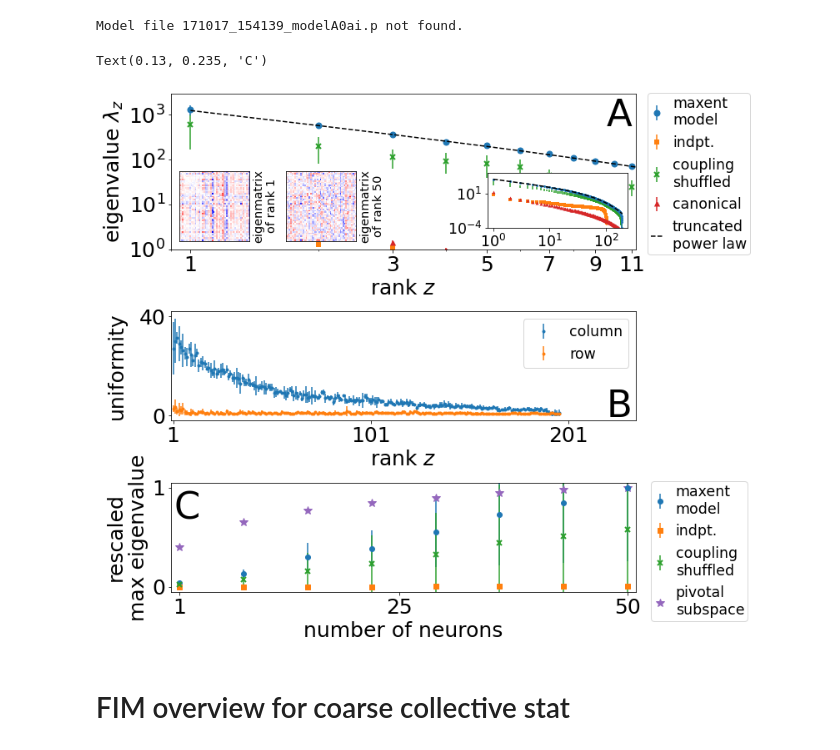
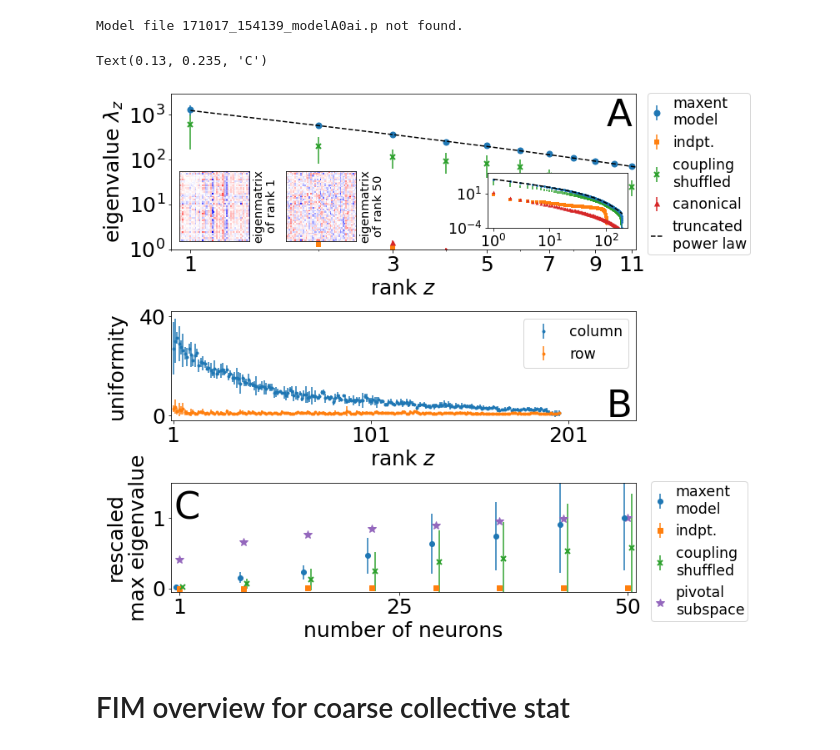
Before and after one commit to eltrompetero/maxent_fim, a Jupyter notebook: plotting.ipynb, the cells around one changed output. Cells and saved outputs as stored; diff of their text form; code cells hidden in the pictures.

```diff
--- a/plotting.ipynb
+++ b/plotting.ipynb
@@ -62,7 +63,7 @@ def plot_fit(n, sisjData, sisjModel, fig=None, ax=None, c='C0',
 def extract_pk(X):
     """Calculate p(k) from data."""
 
-    Xk = zeros((len(X),3), dtype=int)  # number of neurons agreeing on state
+    Xk = np.zeros((len(X),3), dtype=int)  # number of neurons agreeing on state
     for k in range(3):
         Xk[:,k] = (X==k).sum(1)
 
@@ -850,7 +1030,7 @@ fig.savefig(f'{imgdr}/{soln.name}_model_fit_overview.pdf',
 ## FIM overview
 from "2020-06-26 scaling of sensitivity.ipynb"
 # %%
-def plot_scaling(ax, sample, max_val=None, **plot_kw):
+def plot_scaling(ax, sample, max_val=None, x_offset=0, **plot_kw):
     y = np.zeros((len(sample), len(n_comp_range)))
 
     for j, s in enumerate(sample):
@@ -865,7 +1045,7 @@ def plot_scaling(ax, sample, max_val=None, **plot_kw):
         else:
             y /= max_val
 
-    h = ax.errorbar(n_comp_range, y.mean(0), yerr=y.std(0), **plot_kw)
+    h = ax.errorbar(np.array(n_comp_range)+x_offset, y.mean(0), yerr=y.std(0), **plot_kw)
     return h
 # %%
 base_name = '171017_154139'
@@ -1037,9 +1217,9 @@ axinset.yaxis.set_label_position('right')
 load_pickle(f'cache/eigenvalue_scaling_{base_name}.p')
 
 mx = mean([i[-1] for i in piv_val])
-h.append(plot_scaling(ax[1], sample_val[:10], mx, fmt='o'))
+h.append(plot_scaling(ax[1], sample_val[:10], mx, x_offset=-.4, fmt='o'))
 h.append(plot_scaling(ax[1], sample_val[10:14], mx, fmt='s'))
-h.append(plot_scaling(ax[1], sample_val[14:18], mx, fmt='x', mew=2))
+h.append(plot_scaling(ax[1], sample_val[14:18], mx, x_offset=.4, fmt='x', mew=2))
 
 y = vstack(piv_val)
 y /= y[:,-1][:,None]
@@ -1047,35 +1227,35 @@ h.append(ax[1].plot(n_comp_range, y.mean(0), '*', c='C4', ms=10)[0])
 
 ax[1].set_xlabel(r'number of neurons')
 ax[1].set_ylabel('rescaled\nmax eigenvalue')
-ax[1].set(xticks=[1,25,50], xlim=(.1, 50.9), ylim=(-.05,1.05))
+ax[1].set(xticks=[1,25,50], xlim=(.1, 50.9), ylim=(-.05,1.5))
 ax[1].legend(h[-4:], ['maxent\nmodel',
                       'indpt.',
                       'coupling\nshuffled',
                       'pivotal\nsubspace'],
              fontsize='x-small',
              ncol=1, loc=1,
              bbox_to_anchor=(1.255,1.08),
              handletextpad=.7, borderpad=.2,
              columnspacing=.2, handlelength=.8)
 
 
 # uniformity ==================================================
 ix = u_col.mean(0)>0
 ax[2].errorbar(range(1,ix.sum()+1), u_col.mean(0)[ix], u_col.std(0, ddof=1)[ix],
                fmt='.')
 ax[2].errorbar(range(1,ix.sum()+1), u_row.mean(0)[ix], u_row.std(0, ddof=1)[ix],
                fmt='.')
 ax[2].set(xticks=(1,101,201), xlim=(0, 235), ylim=(-2, 42), yticks=(0, 40))
 ax[2].set_xlabel(r'rank $z$')
 ax[2].set_ylabel(r"uniformity", labelpad=15)
 ax[2].legend(('column','row'), fontsize='x-small')
 
 fig.text(.85, .83, 'A', size=45)
 fig.text(.85, .39, 'B', size=45)
 fig.text(.13, .235, 'C', size=45)
 # %% [output]
 Text(0.13, 0.235, 'C')
-[figure, old version]
+[figure, new version]
 # %%
 fig.savefig(f"{imgdr}/fim_overview_{base_name.split('_')[1]}.pdf",
             bbox_inches='tight')
```
Also changed, not shown: parts of 15 cells of this notebook, 2 other files.
